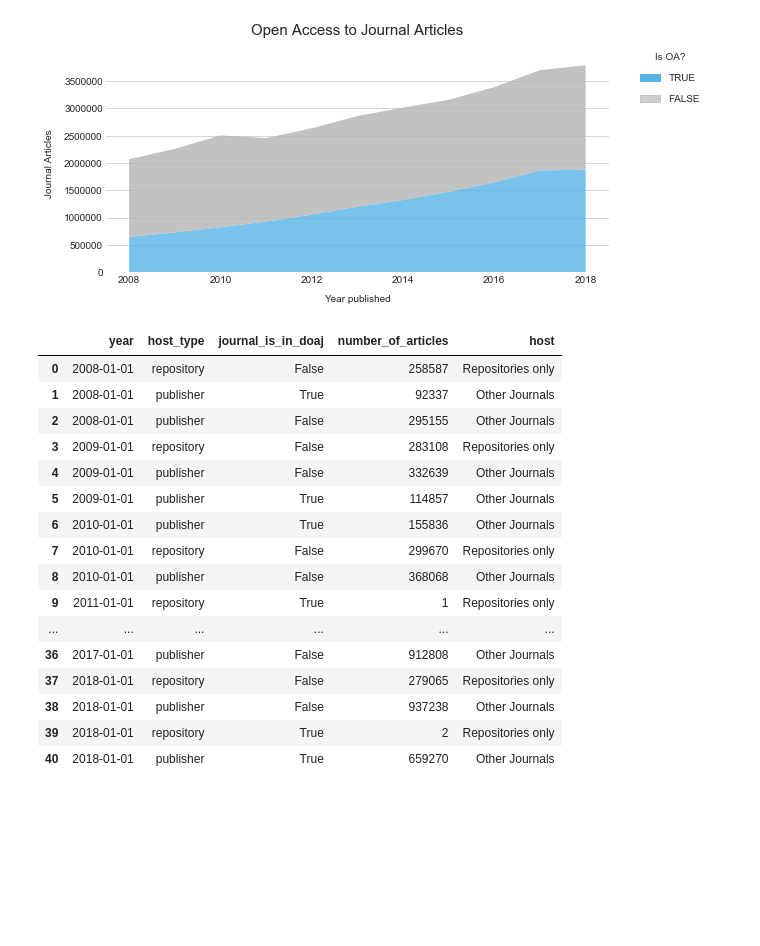
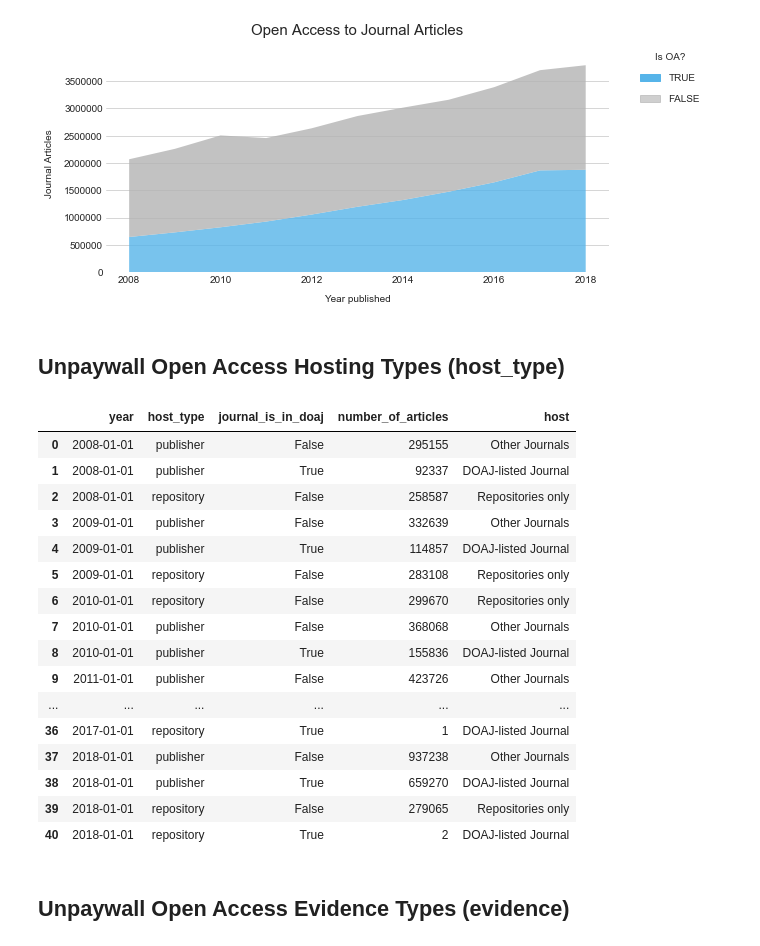
Before and after one commit to naustica/WAG-SHK, a Jupyter notebook: Open Access Evidence in Unpaywall - Python Version.ipynb, the cells around one changed output. Saved outputs shown, nothing was run; the diff lists cells and outputs as text; code cells hidden in the pictures; blank space fills up the shorter version.

Commit message:
add evidence types section

```diff
--- a/Open Access Evidence in Unpaywall - Python Version.ipynb
+++ b/Open Access Evidence in Unpaywall - Python Version.ipynb
@@ -30,8 +32,8 @@ client.query(f'SELECT * FROM {upw_13_19} WHERE year=2018 AND genre="journal-arti
 # %%
 oa_08_12 = client.query(f'SELECT year, is_oa, COUNT(DISTINCT(doi)) AS n FROM {upw_08_12} WHERE genre="journal-article" GROUP BY year, is_oa').to_dataframe()
-oa_13_19 = client.query(f'SELECT year, is_oa, COUNT(DISTINCT(doi)) AS n FROM {upw_13_19} WHERE year<2019 AND genre="journal-article" GROUP BY year, is_oa').to_dataframe()
+oa_13_18 = client.query(f'SELECT year, is_oa, COUNT(DISTINCT(doi)) AS n FROM {upw_13_18} WHERE year<2019 AND genre="journal-article" GROUP BY year, is_oa').to_dataframe()
 # %%
-df = pd.concat([oa_08_12, oa_13_19])
+df = pd.concat([oa_08_12, oa_13_18])
 df.year = pd.to_datetime(df.year.apply(lambda x: str(x) + "-01-01"))
 df['prop'] = df.groupby(['year'])['n'].transform(lambda x: x / x.sum())
 df = df.sort_values(by=['year']).reset_index(drop=True)
@@ -74,36 +76,41 @@ plt.legend(handles=[is_oa_patch, is_not_oa_patch], title='Is OA?', fontsize='med
 plt.show()
 # %% [output]
 [figure]
+# %% [markdown]
+## Unpaywall Open Access Hosting Types (host_type)
 # %%
 HOST_TYPE_08_12_QUERY = f'SELECT year, host_type, journal_is_in_doaj, COUNT(DISTINCT(doi)) AS number_of_articles FROM {upw_08_12}, UNNEST (oa_locations) WHERE genre="journal-article" AND is_best=true GROUP BY year, host_type, journal_is_in_doaj'
-HOST_TYPE_13_19_QUERY = f'SELECT year, host_type, journal_is_in_doaj, COUNT(DISTINCT(doi)) AS number_of_articles FROM {upw_13_19}, UNNEST (oa_locations) WHERE genre="journal-article" AND year<2019 AND is_best=true GROUP BY year, host_type, journal_is_in_doaj'
+HOST_TYPE_13_18_QUERY = f'SELECT year, host_type, journal_is_in_doaj, COUNT(DISTINCT(doi)) AS number_of_articles FROM {upw_13_18}, UNNEST (oa_locations) WHERE genre="journal-article" AND year<2019 AND is_best=true GROUP BY year, host_type, journal_is_in_doaj'
 # %%
 host_type_08_12_query_df = client.query(HOST_TYPE_08_12_QUERY).to_dataframe()
-host_type_13_19_query_df = client.query(HOST_TYPE_13_19_QUERY).to_dataframe()
-host_type_df = pd.concat([host_type_08_12_query_df, host_type_13_19_query_df])
+host_type_13_18_query_df = client.query(HOST_TYPE_13_18_QUERY).to_dataframe()
+
+host_type_df = pd.concat([host_type_08_12_query_df, host_type_13_18_query_df])
 host_type_df.year = pd.to_datetime(host_type_df.year.apply(lambda x: str(x) + "-01-01"))
 host_type_df = host_type_df.sort_values(by=['year']).reset_index(drop=True)
-host_type_df.loc[host_type_df['journal_is_in_doaj'] == True, 'host'] = 'DOAJ-listed Journal'
+
 host_type_df.loc[host_type_df['host_type'] == 'publisher', 'host'] = 'Other Journals'
 host_type_df.loc[host_type_df['host_type'] == 'repository', 'host'] = 'Repositories only'
+host_type_df.loc[host_type_df['journal_is_in_doaj'] == True, 'host'] = 'DOAJ-listed Journal'
+
 host_type_df
 # %% [output]
 |  | year | host_type | journal_is_in_doaj | number_of_articles | host |
-| 0 | 2008-01-01 | repository | False | 258587 | Repositories only |
-| 1 | 2008-01-01 | publisher | True | 92337 | Other Journals |
-| 2 | 2008-01-01 | publisher | False | 295155 | Other Journals |
-| 3 | 2009-01-01 | repository | False | 283108 | Repositories only |
-| 4 | 2009-01-01 | publisher | False | 332639 | Other Journals |
-| 5 | 2009-01-01 | publisher | True | 114857 | Other Journals |
-| 6 | 2010-01-01 | publisher | True | 155836 | Other Journals |
-| 7 | 2010-01-01 | repository | False | 299670 | Repositories only |
-| 8 | 2010-01-01 | publisher | False | 368068 | Other Journals |
-| 9 | 2011-01-01 | repository | True | 1 | Repositories only |
+| 0 | 2008-01-01 | publisher | False | 295155 | Other Journals |
+| 1 | 2008-01-01 | publisher | True | 92337 | DOAJ-listed Journal |
+| 2 | 2008-01-01 | repository | False | 258587 | Repositories only |
+| 3 | 2009-01-01 | publisher | False | 332639 | Other Journals |
+| 4 | 2009-01-01 | publisher | True | 114857 | DOAJ-listed Journal |
+| 5 | 2009-01-01 | repository | False | 283108 | Repositories only |
+| 6 | 2010-01-01 | repository | False | 299670 | Repositories only |
+| 7 | 2010-01-01 | publisher | False | 368068 | Other Journals |
+| 8 | 2010-01-01 | publisher | True | 155836 | DOAJ-listed Journal |
+| 9 | 2011-01-01 | publisher | False | 423726 | Other Journals |
 | ... | ... | ... | ... | ... | ... |
-| 36 | 2017-01-01 | publisher | False | 912808 | Other Journals |
-| 37 | 2018-01-01 | repository | False | 279065 | Repositories only |
-| 38 | 2018-01-01 | publisher | False | 937238 | Other Journals |
-| 39 | 2018-01-01 | repository | True | 2 | Repositories only |
-| 40 | 2018-01-01 | publisher | True | 659270 | Other Journals |
+| 36 | 2017-01-01 | repository | True | 1 | DOAJ-listed Journal |
+| 37 | 2018-01-01 | publisher | False | 937238 | Other Journals |
+| 38 | 2018-01-01 | publisher | True | 659270 | DOAJ-listed Journal |
+| 39 | 2018-01-01 | repository | False | 279065 | Repositories only |
+| 40 | 2018-01-01 | repository | True | 2 | DOAJ-listed Journal |
 # %%
 all_articles = host_type_df.groupby(['year'])['number_of_articles'].sum().reset_index(name='number_of_articles')
@@ -109,0 +119,2 @@ all_articles = host_type_df.groupby(['year'])['number_of_articles'].sum().reset_
+# %% [markdown]
+## Unpaywall Open Access Evidence Types (evidence)
```
Also changed, not shown: parts of 9 cells of this notebook.
